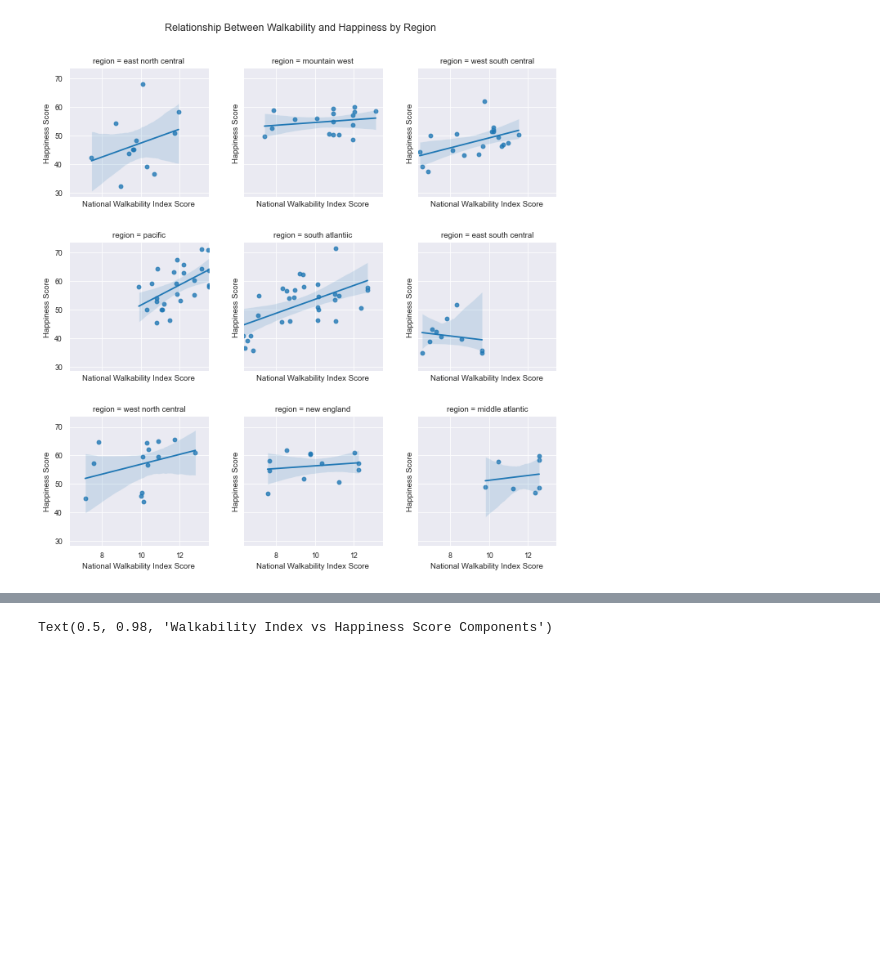
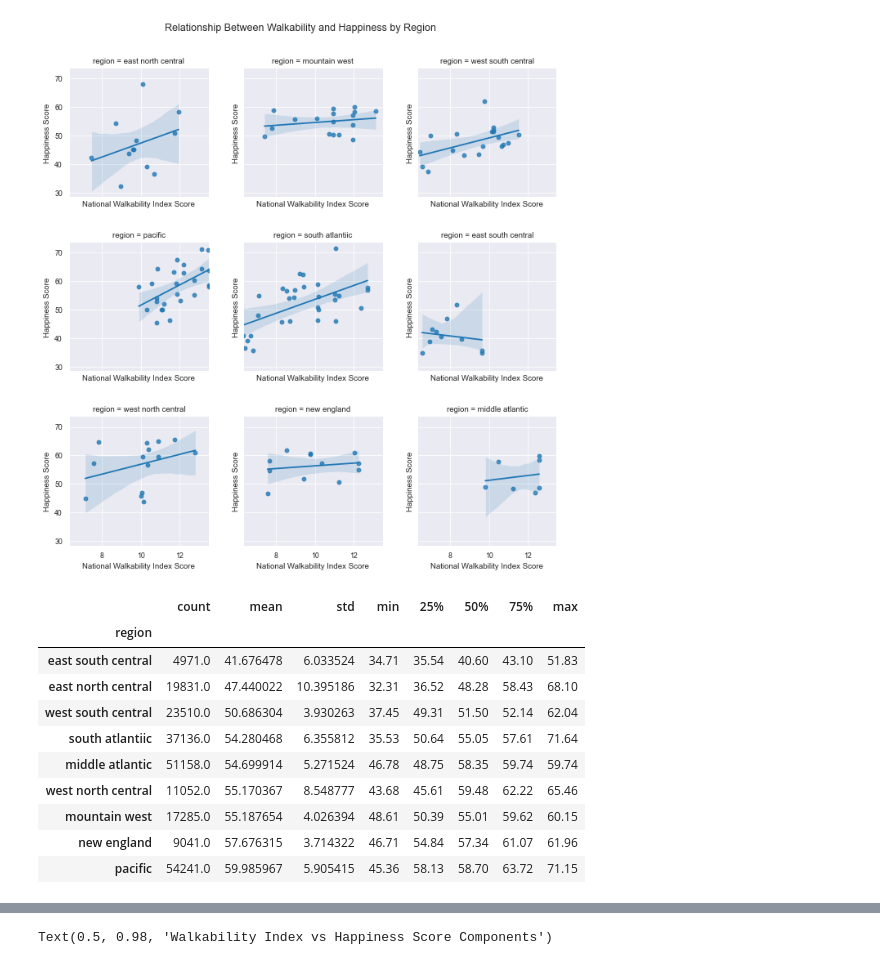
Before and after one commit to haleyej/330_final_project, a Jupyter notebook: process_data.ipynb, the cells around one changed output, grey strips where cells are left out. Drawn from its saved outputs; the diff is of its cells as text; code cells hidden in the pictures; blank space fills up the shorter version.

```diff
--- a/process_data.ipynb
+++ b/process_data.ipynb
@@ -266,3 +266,20 @@ g.fig.suptitle("Relationship Between Walkability and Happiness by Region", y = 1
 g.fig.subplots_adjust(wspace = 0.25, hspace = 0.35)
 # %% [output]
 [figure]
+# %%
+by_region = matches.groupby('region')
+happiness_by_region = by_region.describe()['Total Score'].sort_values(by = 'mean')
+# %%
+happiness_by_region
+# %% [output]
+|  | count | mean | std | min | 25% | 50% | 75% | max |
+| region |  |  |  |  |  |  |  |  |
+| east south central | 4971.0 | 41.676478 | 6.033524 | 34.71 | 35.54 | 40.60 | 43.10 | 51.83 |
+| east north central | 19831.0 | 47.440022 | 10.395186 | 32.31 | 36.52 | 48.28 | 58.43 | 68.10 |
+| west south central | 23510.0 | 50.686304 | 3.930263 | 37.45 | 49.31 | 51.50 | 52.14 | 62.04 |
+| south atlantiic | 37136.0 | 54.280468 | 6.355812 | 35.53 | 50.64 | 55.05 | 57.61 | 71.64 |
+| middle atlantic | 51158.0 | 54.699914 | 5.271524 | 46.78 | 48.75 | 58.35 | 59.74 | 59.74 |
+| west north central | 11052.0 | 55.170367 | 8.548777 | 43.68 | 45.61 | 59.48 | 62.22 | 65.46 |
+| mountain west | 17285.0 | 55.187654 | 4.026394 | 48.61 | 50.39 | 55.01 | 59.62 | 60.15 |
+| new england | 9041.0 | 57.676315 | 3.714322 | 46.71 | 54.84 | 57.34 | 61.07 | 61.96 |
+| pacific | 54241.0 | 59.985967 | 5.905415 | 45.36 | 58.13 | 58.70 | 63.72 | 71.15 |
```
Also changed, not shown: parts of 2 cells of this notebook.
